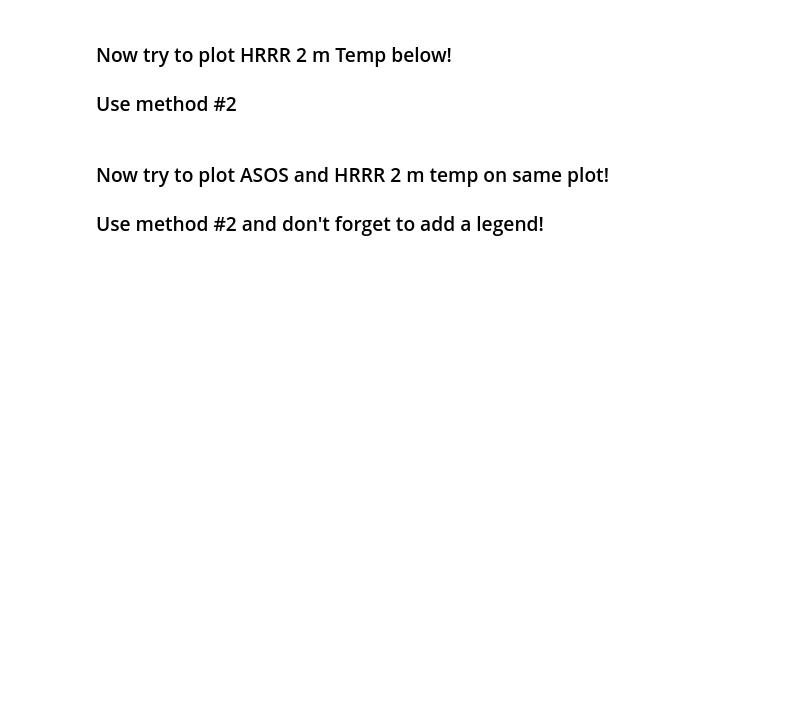
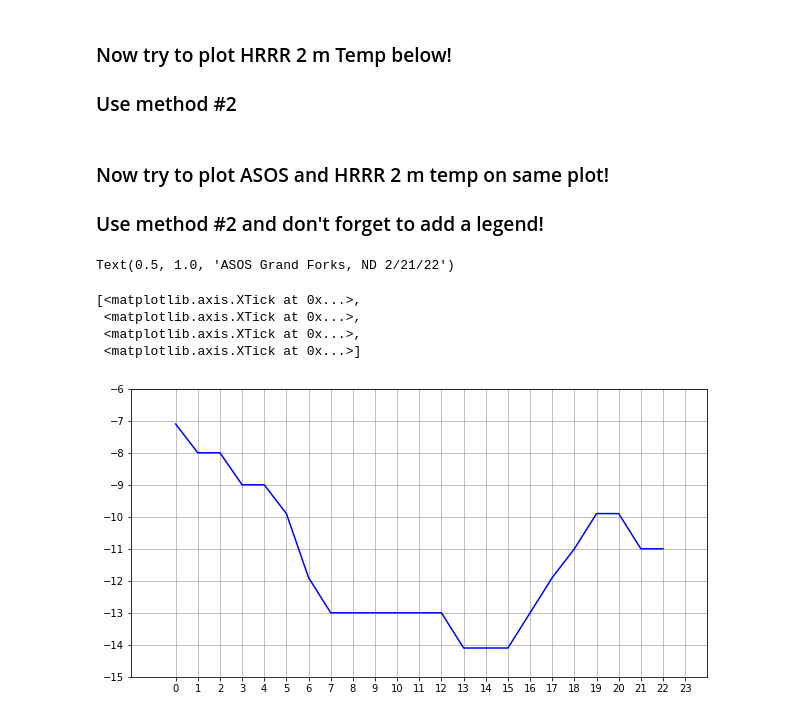
Before and after one commit to akswx/ATSC270, a Jupyter notebook: Class_exercise_Feb25/line_plot_example.ipynb, the cells around one changed output. Saved outputs shown, nothing was run; the diff lists cells and outputs as text; code cells hidden in the pictures; blank space fills up the shorter version.

```diff
--- a/Class_exercise_Feb25/line_plot_example.ipynb
+++ b/Class_exercise_Feb25/line_plot_example.ipynb
@@ -86,3 +86,9 @@ fig, ax = plt.subplots()
 # %% [markdown]
 ### Now try to plot ASOS and HRRR 2 m temp on same plot!
 ### Use method #2 and don't forget to add a legend!
+# %%
+#set_title is a method of the axes object
+#
+ax.set_title('ASOS Grand Forks, ND 2/21/22',size=15,fontweight='bold')
+# %% [output]
+Text(0.5, 1.0, 'ASOS Grand Forks, ND 2/21/22')
@@ -88,0 +97,24 @@ fig, ax = plt.subplots()
+# %%
+ax.set_xticks([0,2,4,6])
+# %% [output]
+[<matplotlib.axis.XTick at 0x...>,
+ <matplotlib.axis.XTick at 0x...>,
+ <matplotlib.axis.XTick at 0x...>,
+ <matplotlib.axis.XTick at 0x...>]
+# %%
+#method 2
+#Manually create Figure object and Axes object (The OO-P style)
+
+#generate list of UTC times that go with data
+UTC_times = [val for val in range(1,24,1)] #data starts at 1 UTC and ends at 23 UTC
+
+fig = plt.figure(figsize=(8,4)) #create figure object and store in variable named fig;w/specified figure size
+ax = fig.add_axes([0,0,1,1]) #create axes object attached to figure object;add_axes is method of figure object
+ax.plot(asos_temp,color='blue') #asos_temp: y-coord
+
+ax.set_xticks(range(0,24,1)) #range function returns sequence of numbers and passes to xticks function
+ax.set_ylim(-15,-6) #set y limits
+ax.set_xlim(-2,24) #set x limits
+ax.grid() #show grid
+# %% [output]
+[figure, added]
```
Also changed, not shown: parts of 3 cells of this notebook, 1 other file.
